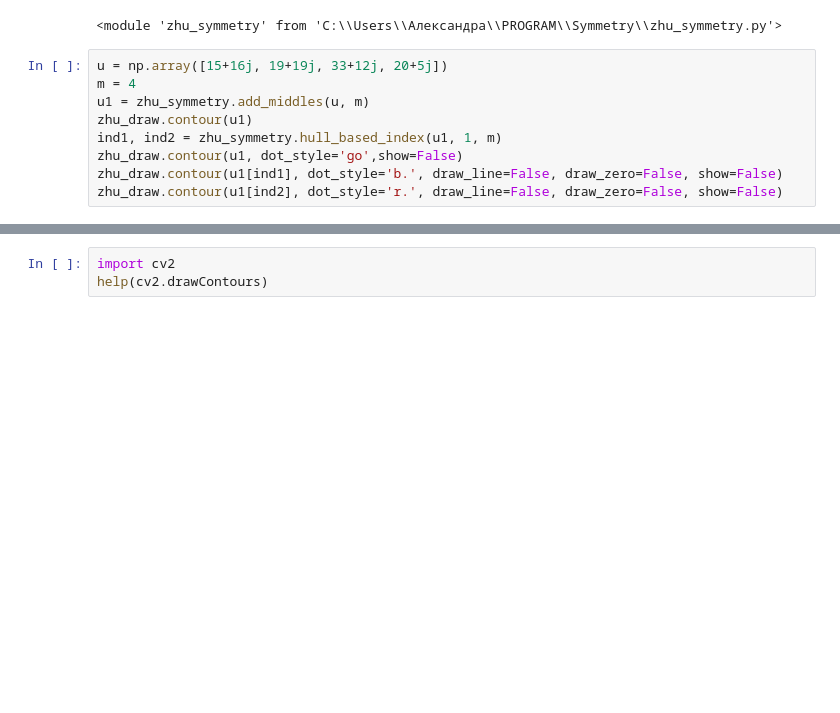
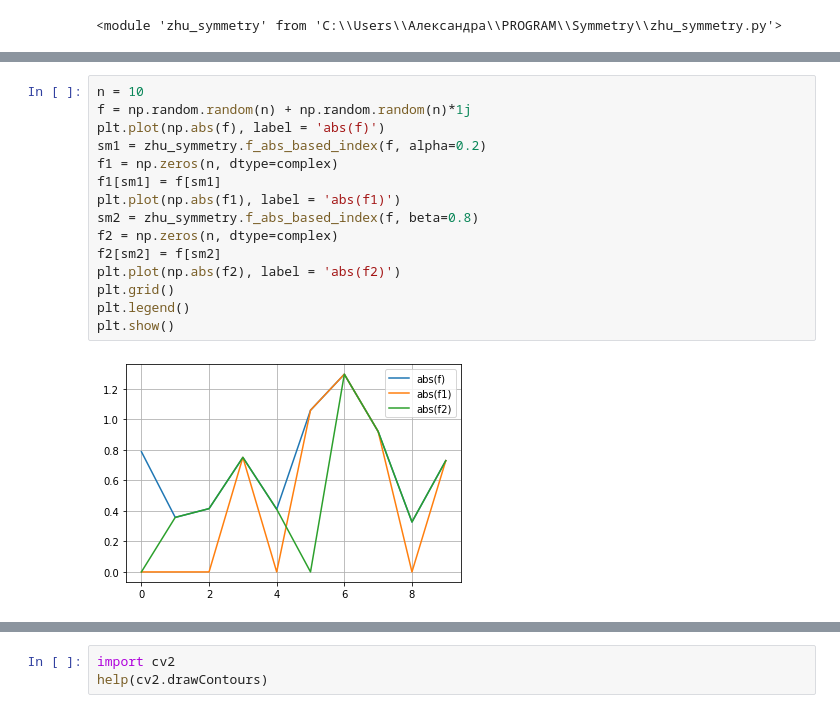
Before and after one commit to 1alexandra/mirror-symmetry, a Jupyter notebook: sym.ipynb, the cells around one changed output, grey strips where cells are left out. Drawn from its saved outputs; the diff is of its cells as text; blank space fills up the shorter version.

Commit message:
f_abs_based_index

```diff
--- a/sym.ipynb
+++ b/sym.ipynb
@@ -41,12 +42,3 @@ imp.reload(zhu_draw)
 imp.reload(zhu_symmetry)
 # %% [output]
 <module 'zhu_symmetry' from 'C:\\Users\\Александра\\PROGRAM\\Symmetry\\zhu_symmetry.py'>
-# %%
-u = np.array([15+16j, 19+19j, 33+12j, 20+5j])
-m = 4
-u1 = zhu_symmetry.add_middles(u, m)
-zhu_draw.contour(u1)
-ind1, ind2 = zhu_symmetry.hull_based_index(u1, 1, m)
-zhu_draw.contour(u1, dot_style='go',show=False)
-zhu_draw.contour(u1[ind1], dot_style='b.', draw_line=False, draw_zero=False, show=False)
-zhu_draw.contour(u1[ind2], dot_style='r.', draw_line=False, draw_zero=False, show=False)
@@ -55,0 +45,17 @@ zhu_draw.contour(u1[ind2], dot_style='r.', draw_line=False, draw_zero=False, sho
+# %%
+n = 10
+f = np.random.random(n) + np.random.random(n)*1j
+plt.plot(np.abs(f), label = 'abs(f)')
+sm1 = zhu_symmetry.f_abs_based_index(f, alpha=0.2)
+f1 = np.zeros(n, dtype=complex)
+f1[sm1] = f[sm1]
+plt.plot(np.abs(f1), label = 'abs(f1)')
+sm2 = zhu_symmetry.f_abs_based_index(f, beta=0.8)
+f2 = np.zeros(n, dtype=complex)
+f2[sm2] = f[sm2]
+plt.plot(np.abs(f2), label = 'abs(f2)')
+plt.grid()
+plt.legend()
+plt.show()
+# %% [output]
+[figure, added]
```
Also changed, not shown: parts of 3 cells of this notebook, 2 other files.
